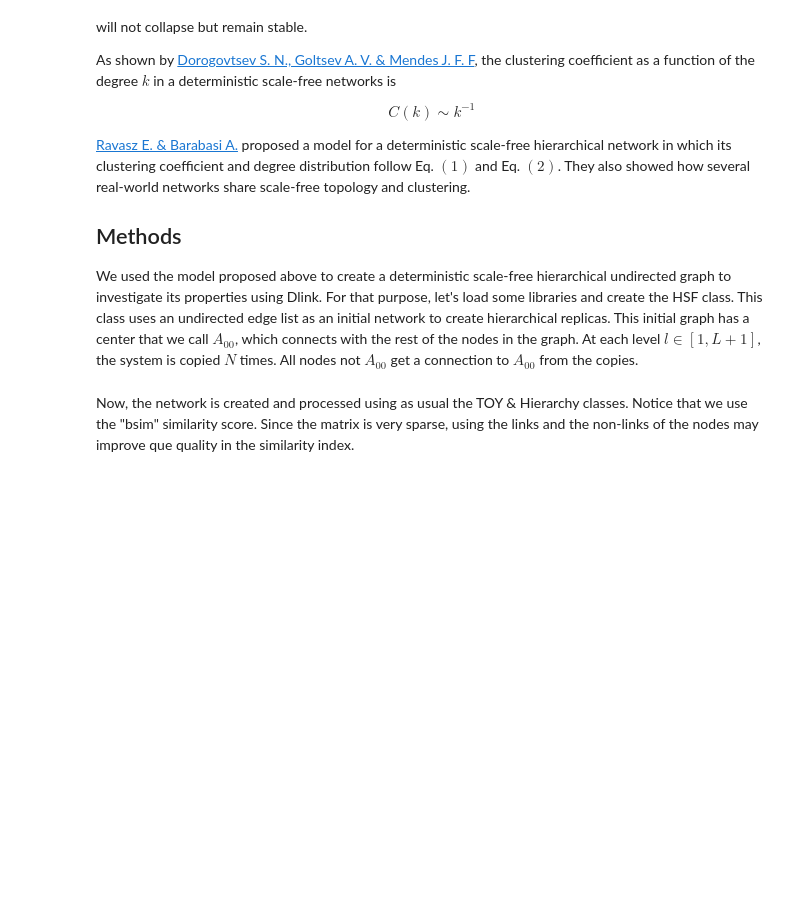
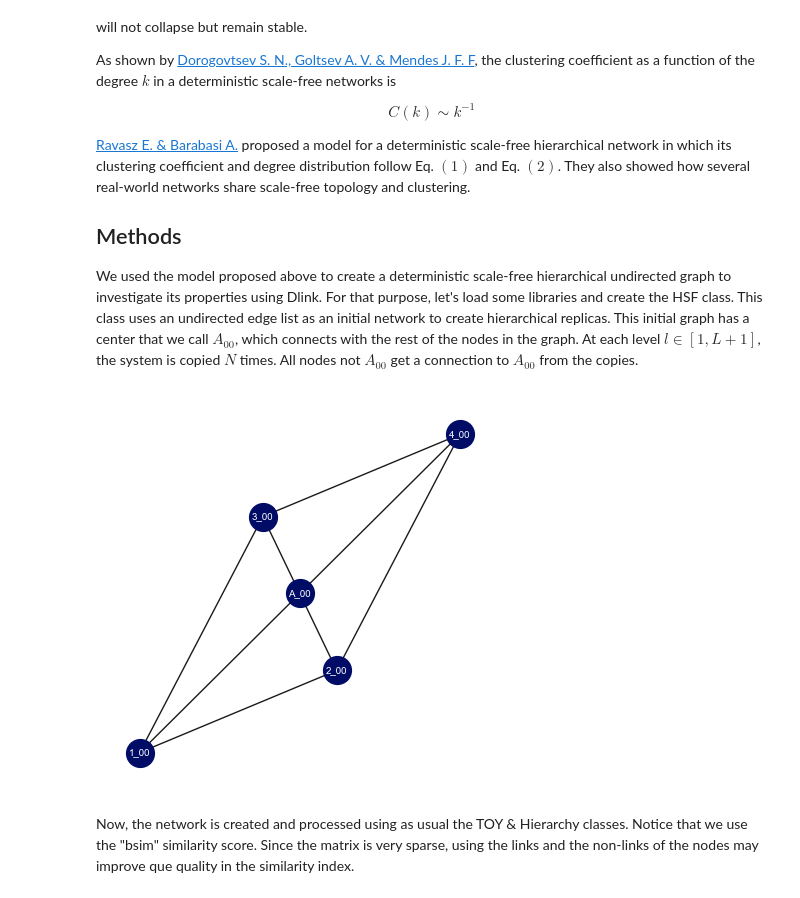
Before and after one commit to mrtnzrm2/LinkNodeCommunity, a Jupyter notebook: HSF_example.ipynb, the cells around one changed output. Drawn from its saved outputs; the diff is of its cells as text; code cells hidden in the pictures; blank space fills up the shorter version.

```diff
--- a/HSF_example.ipynb
+++ b/HSF_example.ipynb
@@ -29,4 +29,54 @@ $$
 ## Methods
 
 We used the model proposed above to create a deterministic scale-free hierarchical undirected graph to investigate its properties using Dlink. For that purpose, let's load some libraries and create the HSF class. This class uses an undirected edge list as an initial network to create hierarchical replicas. This initial graph has a center that we call $A_{00}$, which connects with the rest of the nodes in the graph. At each level $l\in[1, L+1]$, the system is copied $N$ times. All nodes not $A_{00}$ get a connection to $A_{00}$ from the copies.
+# %%
+T = True
+F = False
+# Stadard python libs ----
+import numpy as np
+import pandas as pd
+import matplotlib.pyplot as plt
+import seaborn as sns
+sns.set_theme()
+import networkx as nx
+# Personal libs ----
+from networks.toy import TOY
+from modules.hierarmerge import Hierarchy
+from modules.colregion import colregion
+from plotting_jupyter.plotting_H import Plot_H
+from various.network_tools import get_best_kr_equivalence, get_labels_from_Z, adj2df, match, get_best_kr
+
+# Initial graph ----
+A = np.array(
+  [
+    [0, 1, 1, 1, 1],
+    [1, 0, 1, 1, 0],
+    [1, 1, 0, 0, 1],
+    [1, 1, 0, 0, 1],
+    [1, 0, 1, 1, 0]
+  ], dtype=float
+)
+
+# Plot seed graph ----
+fig, ax = plt.subplots(1, 1)
+G = nx.Graph(A)
+pos = nx.spectral_layout(G)
+nx.draw(
+  G, pos=pos, ax=ax,
+  node_size=400,
+  node_color="#000C66",
+  labels = {
+    0 : "A_00",
+    1 : "1_00",
+    2 : "2_00",
+    3 : "3_00",
+    4 : "4_00"
+  },
+  font_size=7,
+  font_color="white"
+)
+fig.set_figheight(5)
+fig.set_figwidth(5)
+# %% [output]
+[figure, added]
 # %%
```
Also changed, not shown: parts of 2 cells of this notebook.
